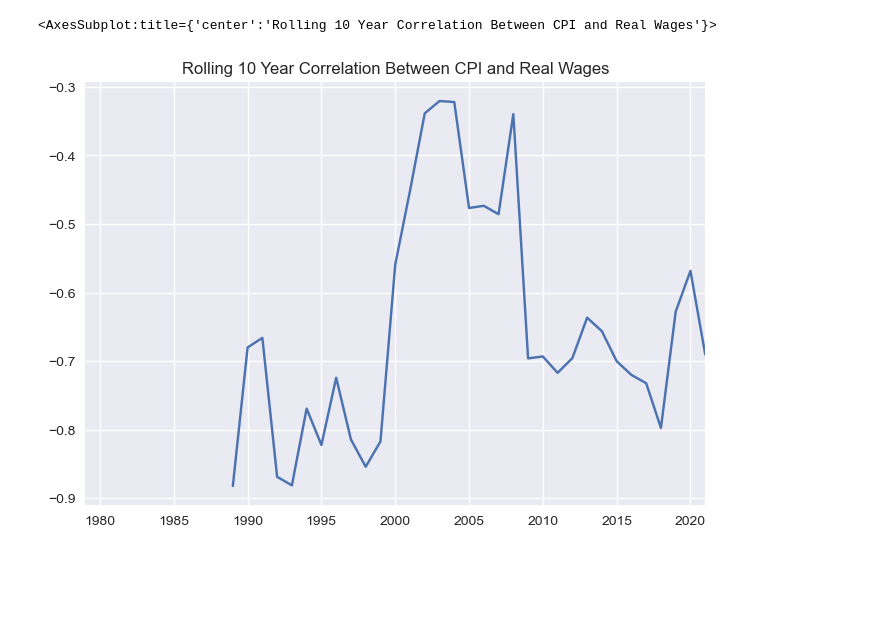
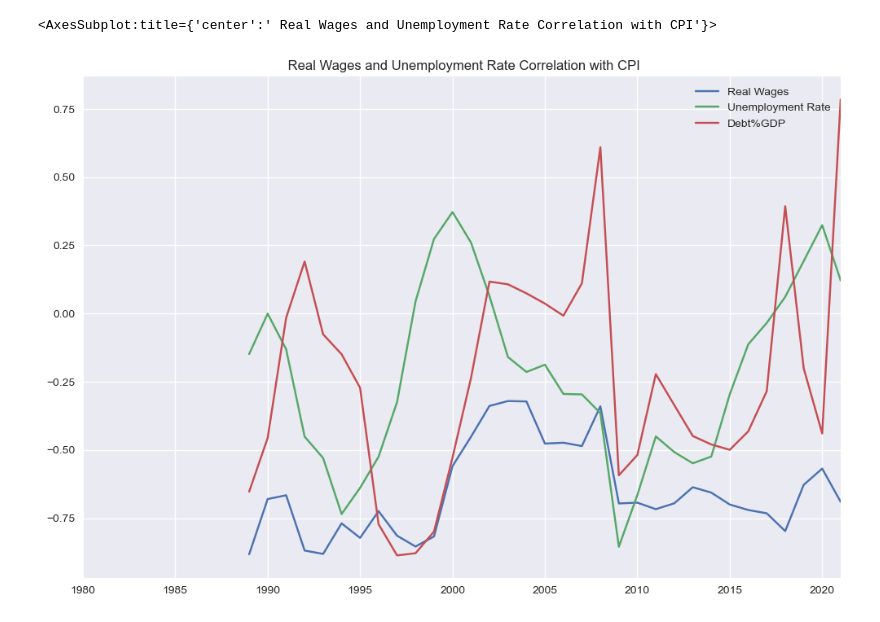
Before and after one commit to dcstein22/economics, a Jupyter notebook: real_wages_inflation.ipynb, the cells around one changed output. Cells and saved outputs as stored; diff of their text form; code cells hidden in the pictures; blank space fills up the shorter version.

```diff
--- a/real_wages_inflation.ipynb
+++ b/real_wages_inflation.ipynb
@@ -57,5 +63,5 @@ data_cpi.plot(title = "Annual Inflation and Real Wage Growth ")
-# %%
-(data_cpi['Annual CPI'].rolling(10).corr(data_cpi['Real Wages'])).plot(title='Rolling 10 Year Correlation Between CPI and Real Wages')
-# %% [output]
-<AxesSubplot:title={'center':'Rolling 10 Year Correlation Between CPI and Real Wages'}>
-[figure, removed]
+# %%
+(data_cpi[['Real Wages', 'Unemployment Rate', 'Debt%GDP']].rolling(10).corr(data_cpi['Annual CPI'])).plot(title=' Real Wages and Unemployment Rate Correlation with CPI', figsize = (12,8))
+# %% [output]
+<AxesSubplot:title={'center':' Real Wages and Unemployment Rate Correlation with CPI'}>
+[figure, added]
```
Also changed, not shown: parts of 13 cells of this notebook.
